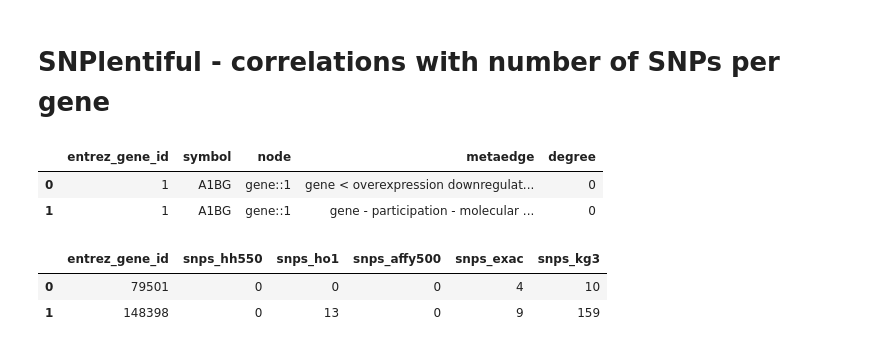
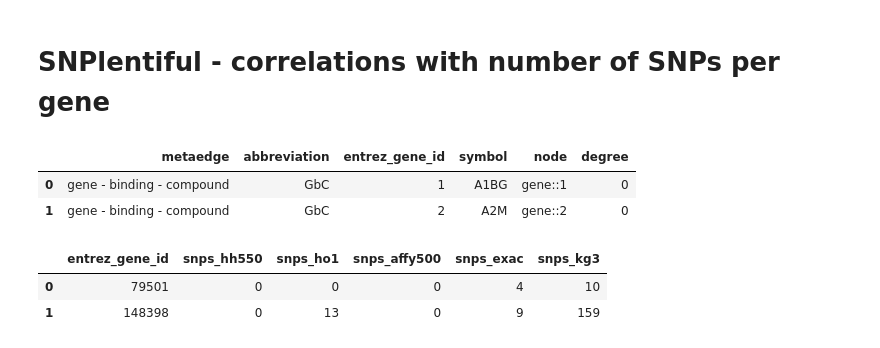
Before and after one commit to dhimmel/snplentiful, a Jupyter notebook: combine-SNPs-with-degrees.ipynb, the cells around one changed output. Cells and saved outputs as stored; diff of their text form; code cells hidden in the pictures.

```diff
--- a/combine-SNPs-with-degrees.ipynb
+++ b/combine-SNPs-with-degrees.ipynb
@@ -12,11 +12,13 @@ import seaborn
 # %%
 # Read gene connectivity degrees
 degree_df = pandas.read_table('data/gene-degrees.tsv.gz')
+abbrev_df = pandas.read_table('download/network-summary.tsv')
+degree_df = abbrev_df[['metaedge', 'abbreviation']].merge(degree_df)
 degree_df.head(2)
 # %% [output]
-|  | entrez_gene_id | symbol | node | metaedge | degree |
-| 0 | 1 | A1BG | gene::1 | gene < overexpression downregulat... | 0 |
-| 1 | 1 | A1BG | gene::1 | gene - participation - molecular ... | 0 |
+|  | metaedge | abbreviation | entrez_gene_id | symbol | node | degree |
+| 0 | gene - binding - compound | GbC | 1 | A1BG | gene::1 | 0 |
+| 1 | gene - binding - compound | GbC | 2 | A2M | gene::2 | 0 |
 # %%
 # Read SNPs per Gene on genotyping platforms
 snp_count_df = pandas.read_table('data/platforms/combined.tsv')
```
Also changed, not shown: parts of 1 cell of this notebook, 9 other files.
